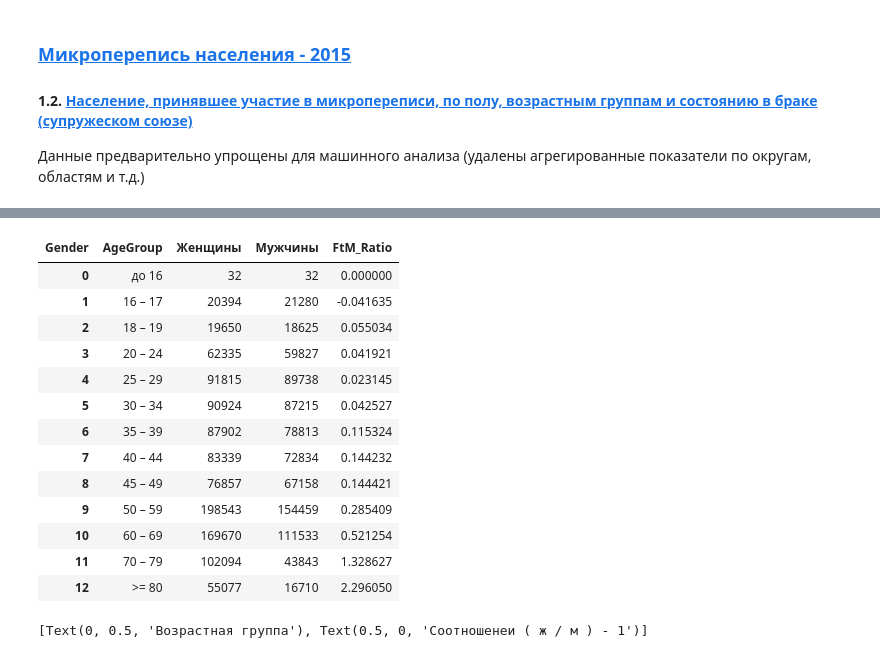
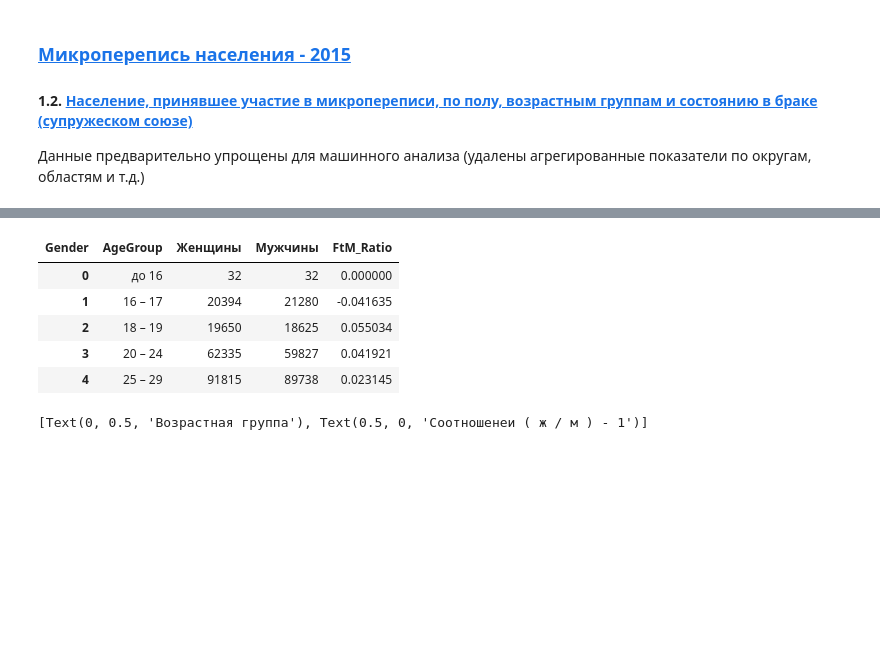
Before and after one commit to tadoran/netology_pyda, a Jupyter notebook: ДЗ 14.ipynb, the cells around one changed output, grey strips where cells are left out. Saved outputs shown, nothing was run; the diff lists cells and outputs as text; code cells hidden in the pictures; blank space fills up the shorter version.

```diff
--- a/ДЗ 14.ipynb
+++ b/ДЗ 14.ipynb
@@ -8,7 +8,7 @@ import seaborn as sns
 import matplotlib.pyplot as plt
 %matplotlib inline
 # %%
-census = pd.read_excel("PopulationСensus2015.xlsx")
+census = pd.read_excel("https://github.com/tadoran/netology_pyda/blob/master/Population%D0%A1ensus2015.xlsx?raw=true")
 census["Divorced"] = census["OfficiallyDivorced"]+ census["NonOfficialylDivorced"]
 census.head()
 # %% [output]
@@ -21,23 +21,15 @@ census.head()
 # %%
 by_district_age = census.pivot_table(columns="Gender", index=["AgeGroup"], values="TotalRespondents", aggfunc="sum", fill_value = 0).applymap(int)
 by_district_age["FtM_Ratio"] = (by_district_age["Женщины"] / by_district_age["Мужчины"])-1
 by_district_age.reset_index(inplace=True)
-by_district_age
+by_district_age.head()
 # %% [output]
 | Gender | AgeGroup | Женщины | Мужчины | FtM_Ratio |
 | 0 | до 16 | 32 | 32 | 0.000000 |
 | 1 | 16 – 17 | 20394 | 21280 | -0.041635 |
 | 2 | 18 – 19 | 19650 | 18625 | 0.055034 |
 | 3 | 20 – 24 | 62335 | 59827 | 0.041921 |
 | 4 | 25 – 29 | 91815 | 89738 | 0.023145 |
-| 5 | 30 – 34 | 90924 | 87215 | 0.042527 |
-| 6 | 35 – 39 | 87902 | 78813 | 0.115324 |
-| 7 | 40 – 44 | 83339 | 72834 | 0.144232 |
-| 8 | 45 – 49 | 76857 | 67158 | 0.144421 |
-| 9 | 50 – 59 | 198543 | 154459 | 0.285409 |
-| 10 | 60 – 69 | 169670 | 111533 | 0.521254 |
-| 11 | 70 – 79 | 102094 | 43843 | 1.328627 |
-| 12 | >= 80 | 55077 | 16710 | 2.296050 |
 # %%
 g = sns.barplot(y="AgeGroup",x="FtM_Ratio",  data=by_district_age)
 g.set_title("Соотношение кол-ва женщин и мужчин \n в разных возрастных группах")
```
Also changed, not shown: parts of 14 cells of this notebook.
